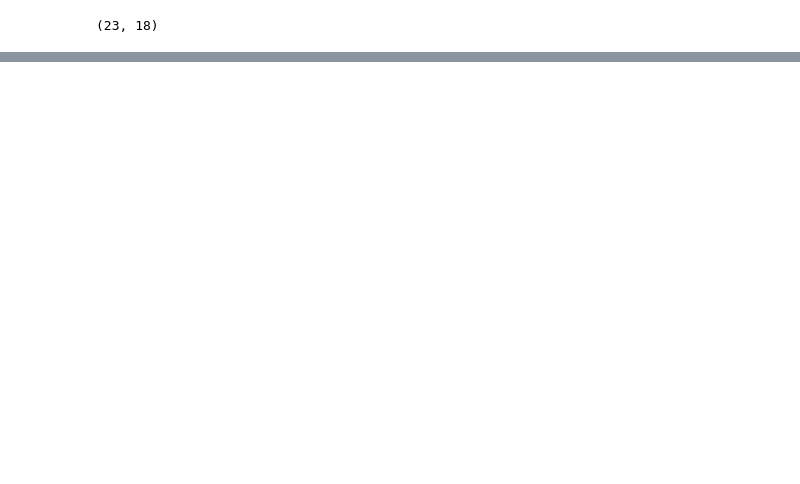
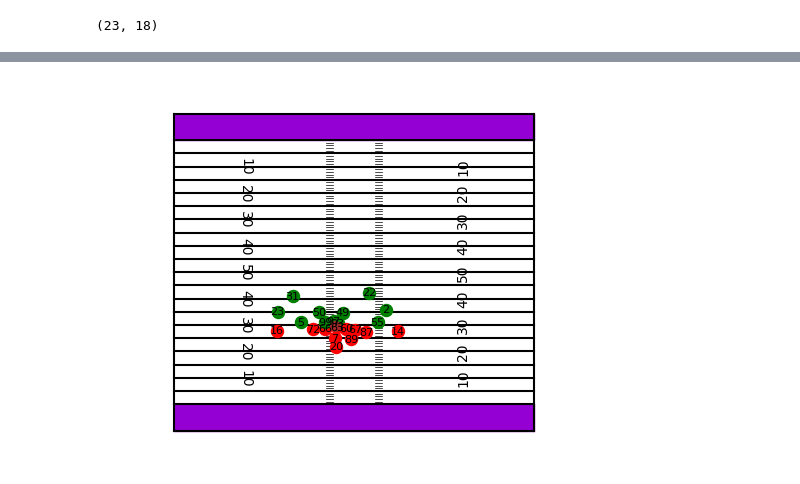
Before and after one commit to ianastalosh/big_data_bowl_2025, a Jupyter notebook: notebooks/play_plotting.ipynb, the cells around one changed output, grey strips where cells are left out. Saved outputs shown, nothing was run; the diff lists cells and outputs as text; code cells hidden in the pictures; blank space fills up the shorter version.

```diff
--- a/notebooks/play_plotting.ipynb
+++ b/notebooks/play_plotting.ipynb
@@ -79,0 +108,69 @@ fig.show()
+# %%
+# Create a figure
+fig = plt.figure()
+
+# Create limits
+plt.xlim(MIN_Y - 10, MAX_Y + 10)
+plt.ylim(MIN_X - 10, MAX_X + 10)
+
+# Colour the endzones
+endzone1 = patches.Rectangle((0,0), 160/3, 10, linewidth=1, edgecolor='darkviolet', facecolor='darkviolet')
+endzone2 = patches.Rectangle((0,110), 160/3, 10, linewidth=1, edgecolor='darkviolet', facecolor='darkviolet')
+
+plt.gca().add_patch(endzone1)
+plt.gca().add_patch(endzone2)
+
+# Draw field outline
+plt.plot([0,0], [0,120], color="black")
+plt.plot([0,160/3], [0, 0], color="black")
+plt.plot([160/3,0], [120, 120], color="black")
+plt.plot([160/3,160/3], [120,0], color="black")
+
+# Draw yard lines
+for y in range(10,115,5):
+    plt.plot([0,160/3], [y,y], color="black")
+
+# Draw hash marks
+for y in range(10,110,1):
+    plt.plot([160/6 - 3.0833 - 1, 160/6 - 3.0833], [y,y], color="black", linewidth=0.5)
+    plt.plot([160/6 + 3.0833 + 1, 160/6 + 3.0833], [y,y], color="black", linewidth=0.5)
+
+# Draw the yard numbers
+for y in range(10,50,10):
+    plt.text(160/6 - 3.0833 - 12, y+10, str(y), fontsize=10, color="black", ha='right', va="center", rotation=-90)
+    plt.text(160/6 + 3.0833 + 12, y+10, str(y), fontsize=10, color="black", ha='left', va="center", rotation=90)
+    plt.text(160/6 - 3.0833 - 12, 110-y, str(y), fontsize=10, color="black", ha='right', va="center", rotation=-90)
+    plt.text(160/6 + 3.0833 + 12, 110-y, str(y), fontsize=10, color="black", ha='left',va="center", rotation=90)
+plt.text(160/6 - 3.0833 - 12, 60, "50", fontsize=10, color="black", ha='right', va="center", rotation=-90)
+plt.text(160/6 + 3.0833 + 12, 60, "50", fontsize=10, color="black", ha='left', va="center", rotation=90)
+
+# Add the players
+
+players = sample_play_frame.filter(pl.col("club") != "football")
+unique_teams = players.select(pl.col("club").unique())
+
+football = sample_play_frame.filter(pl.col("club") == "football")
+
+team_colors = {
+    unique_teams.item(0,0): "red",
+    unique_teams.item(1,0): "green",
+    "football": "brown"
+}
+
+players = players.with_columns(
+    colors=pl.col("club").replace(team_colors)
+)
+
+for row in players.iter_rows(named=True):
+    plt.scatter(row["y"], row["x"], color=row["colors"], s=75, zorder=3)
+    plt.text(row["y"], row["x"], row["jerseyNumber"], fontsize=8, ha='center', va='center', zorder=4, clip_on=True)
+
+# Plot the football
+plt.scatter(football["y"][0], football["x"][0], color="brown", s=50, zorder=3)
+
+# Hide axis
+plt.axis('off')
+
+fig.show()
+# %% [output]
+[figure, added]
```
Also changed, not shown: parts of 2 cells of this notebook, 1 other file.
